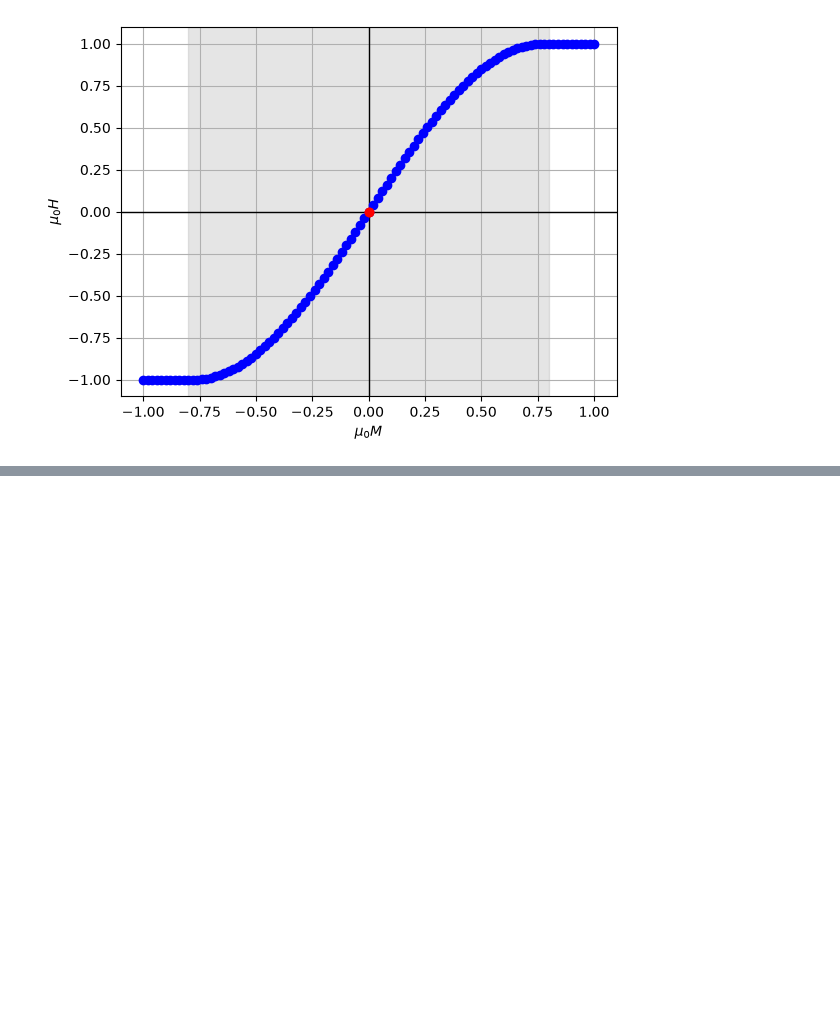
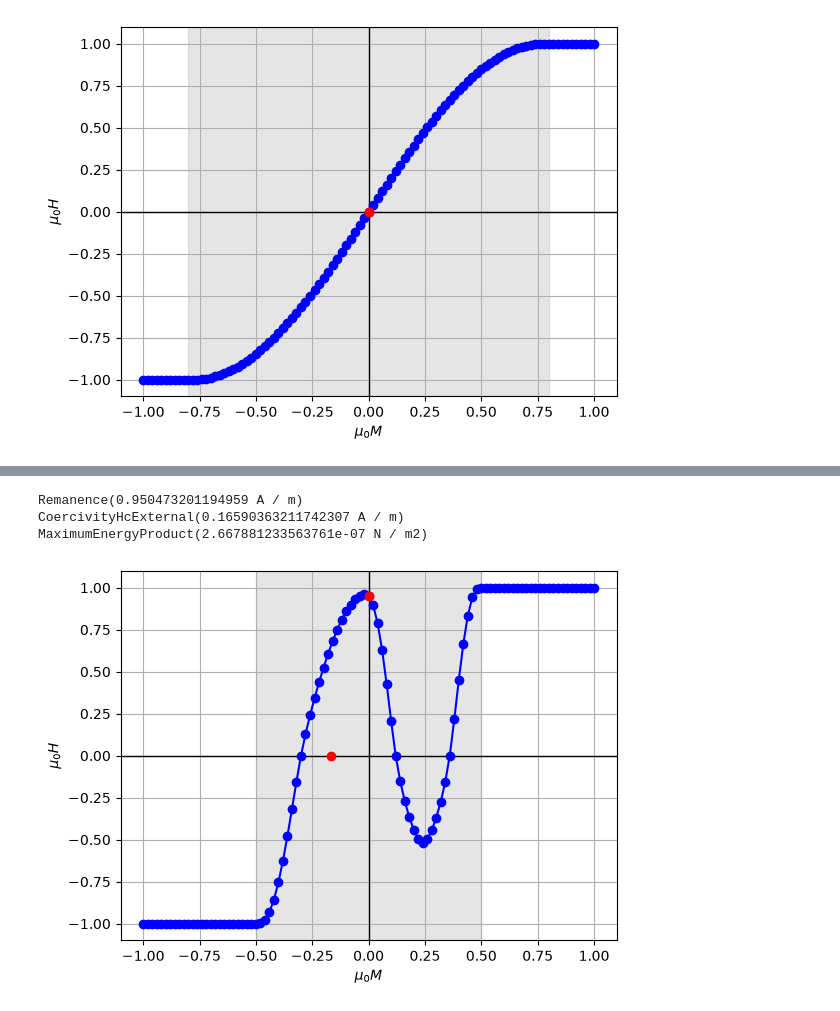
Before and after one commit to AdamsMP92/PolygonHysteresisModeller, a Jupyter notebook: notebooks/examples.ipynb, the cells around one changed output, grey strips where cells are left out. Saved outputs shown, nothing was run; the diff lists cells and outputs as text; code cells hidden in the pictures; blank space fills up the shorter version.

```diff
--- a/notebooks/examples.ipynb
+++ b/notebooks/examples.ipynb
@@ -129,0 +184,7 @@ BHmax could not be calculated. Did not find any values in second quadrant.
+# %%
+phm.mammos_analyse_curve(x, y, saturation_bounds)
+# %% [output]
+Remanence(0.950473201194959 A / m)
+CoercivityHcExternal(0.16590363211742307 A / m)
+MaximumEnergyProduct(2.667881233563761e-07 N / m2)
+[figure, added]
```
Also changed, not shown: parts of 7 cells of this notebook, 3 other files.
